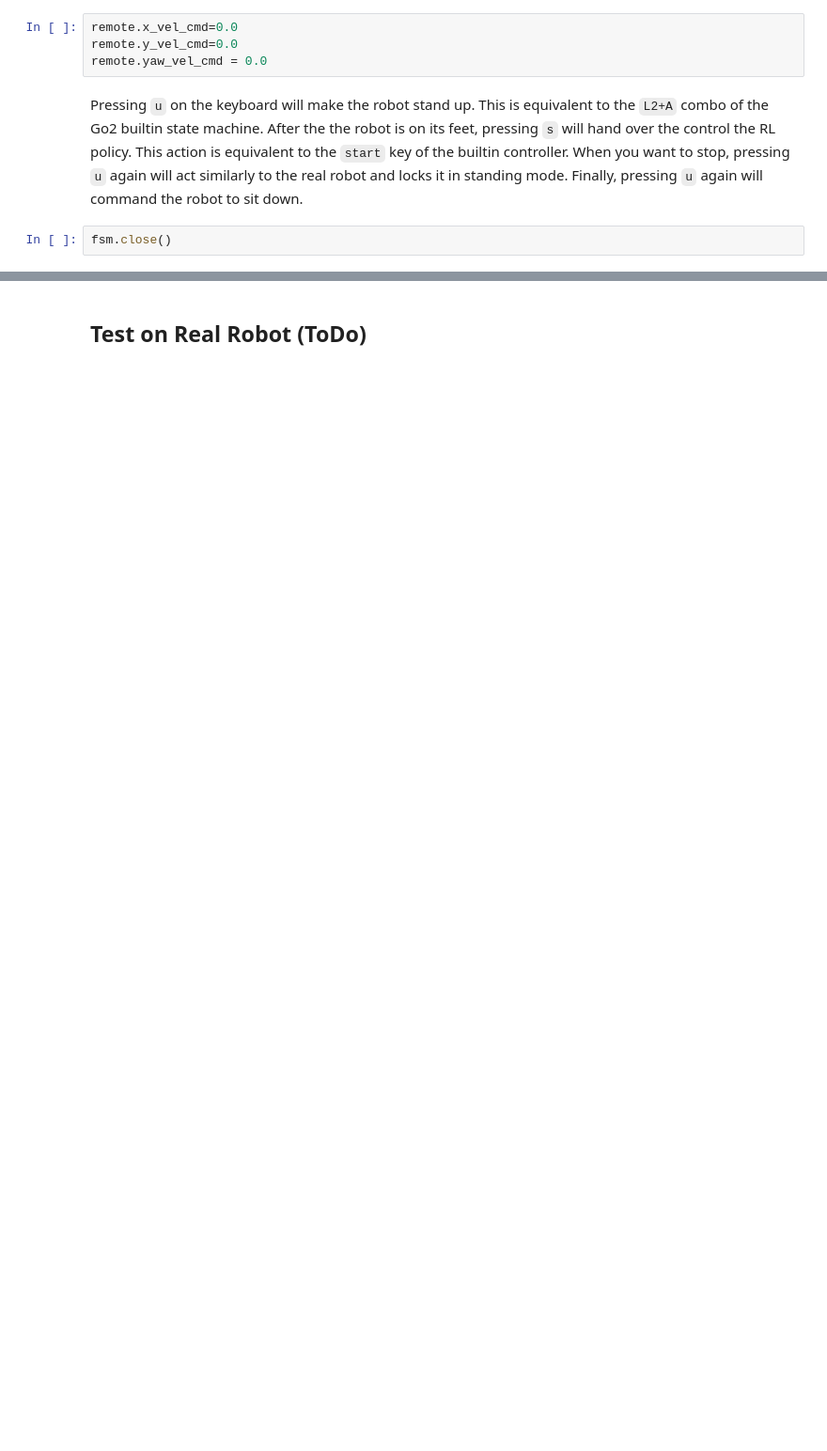
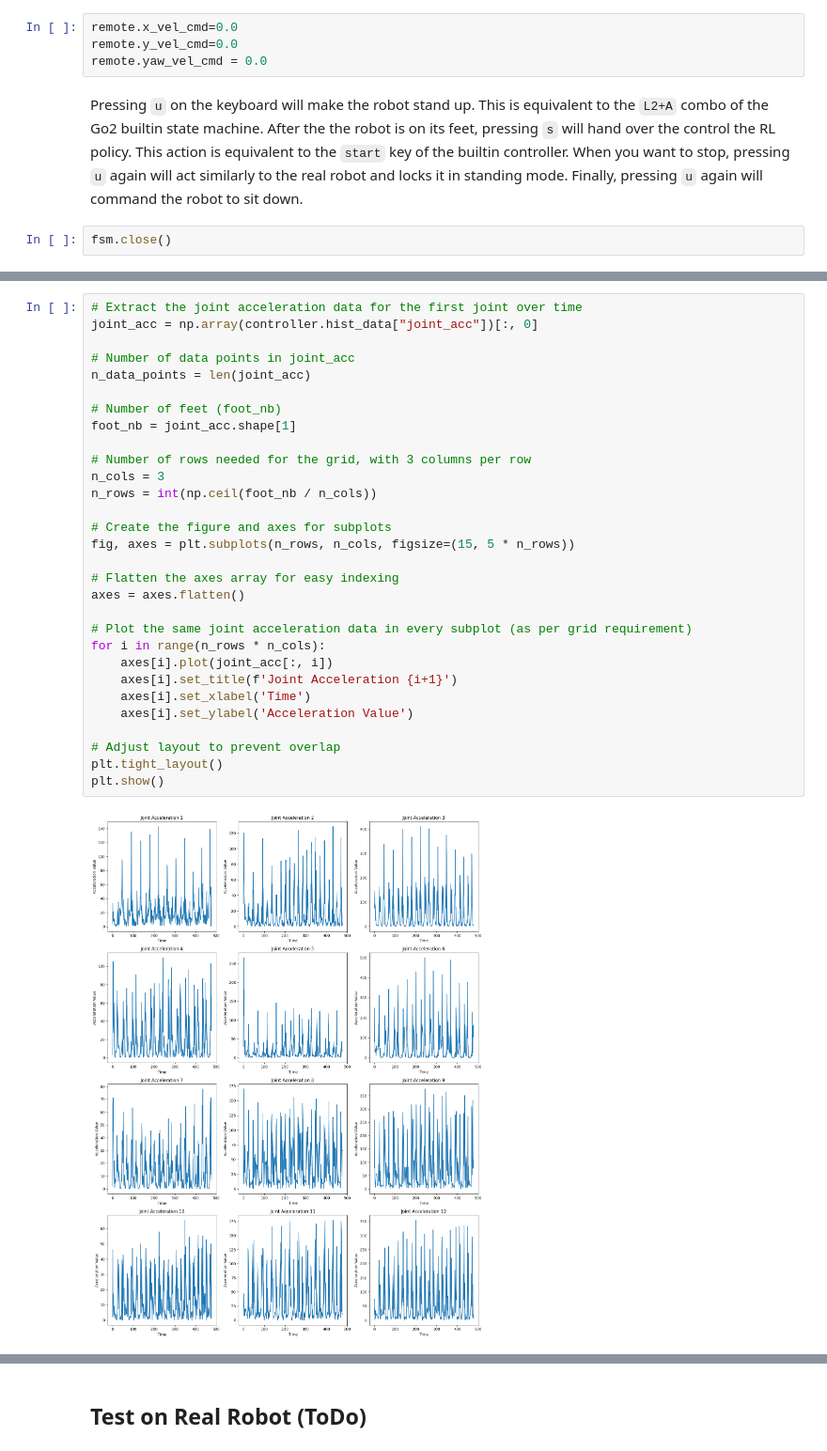
Before and after one commit to Rooholla-KhorramBakht/Go2Py, a Jupyter notebook: examples/06-CaT-RL-controller.ipynb, the cells around one changed output, grey strips where cells are left out. Shown at 94% size. Drawn from its saved outputs; the diff is of its cells as text; blank space fills up the shorter version.

Commit message:
Adding some logging and correcting first obs.

```diff
--- a/examples/06-CaT-RL-controller.ipynb
+++ b/examples/06-CaT-RL-controller.ipynb
@@ -138,0 +240,32 @@ plt.show()
+# %%
+# Extract the joint acceleration data for the first joint over time
+joint_acc = np.array(controller.hist_data["joint_acc"])[:, 0]
+
+# Number of data points in joint_acc
+n_data_points = len(joint_acc)
+
+# Number of feet (foot_nb)
+foot_nb = joint_acc.shape[1]
+
+# Number of rows needed for the grid, with 3 columns per row
+n_cols = 3
+n_rows = int(np.ceil(foot_nb / n_cols))
+
+# Create the figure and axes for subplots
+fig, axes = plt.subplots(n_rows, n_cols, figsize=(15, 5 * n_rows))
+
+# Flatten the axes array for easy indexing
+axes = axes.flatten()
+
+# Plot the same joint acceleration data in every subplot (as per grid requirement)
+for i in range(n_rows * n_cols):
+    axes[i].plot(joint_acc[:, i])
+    axes[i].set_title(f'Joint Acceleration {i+1}')
+    axes[i].set_xlabel('Time')
+    axes[i].set_ylabel('Acceleration Value')
+
+# Adjust layout to prevent overlap
+plt.tight_layout()
+plt.show()
+# %% [output]
+[figure, added]
```
Also changed, not shown: parts of 21 cells of this notebook, 4 other files.
